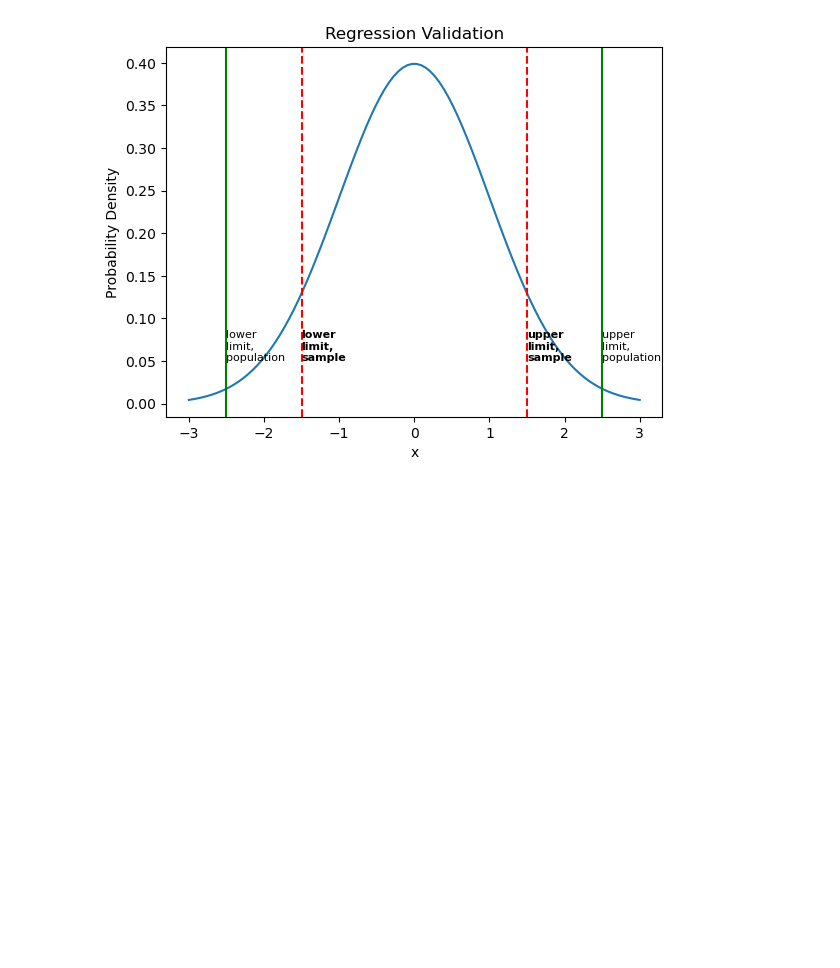
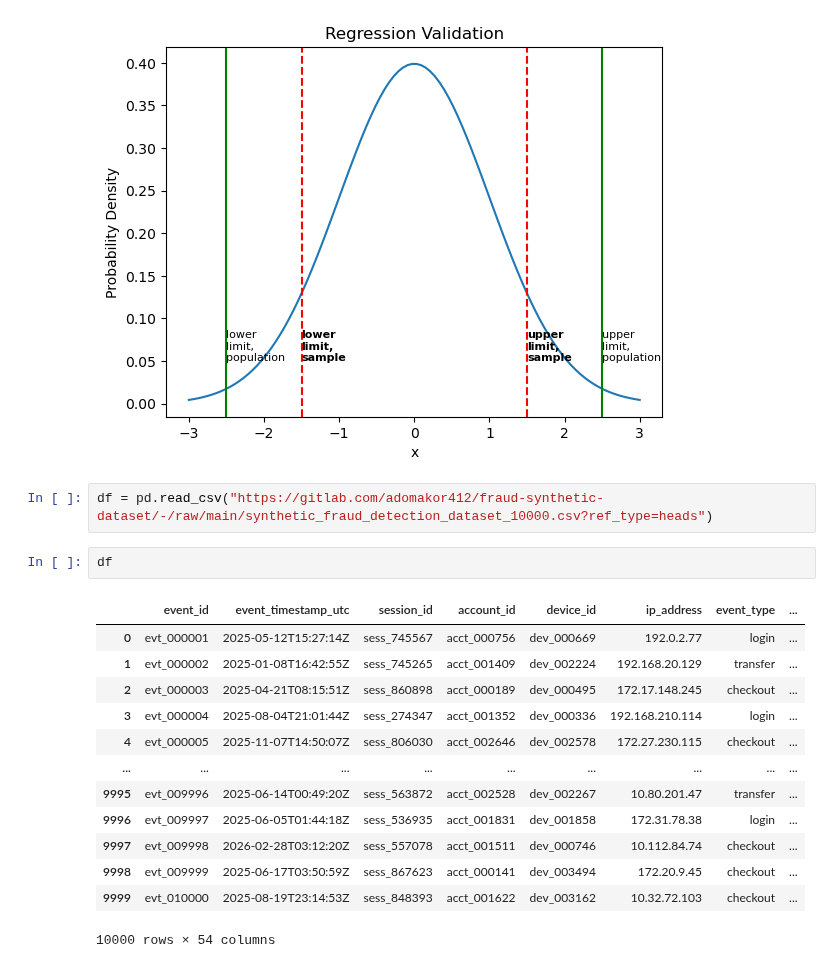
Before and after one commit to adomakor412/MSNT_Thesis_ML_CE, a Jupyter notebook: Thesis_output_figures.ipynb, the cells around one changed output. Saved outputs shown, nothing was run; the diff lists cells and outputs as text; blank space fills up the shorter version.

```diff
--- a/Thesis_output_figures.ipynb
+++ b/Thesis_output_figures.ipynb
@@ -32,3 +32,21 @@ plt.text(-1.5,.05,'lower\nlimit,\nsample',fontsize=8, fontweight ='bold')
 plt.show()
 # %% [output]
 [figure]
+# %%
+df = pd.read_csv("https://gitlab.com/adomakor412/fraud-synthetic-dataset/-/raw/main/synthetic_fraud_detection_dataset_10000.csv?ref_type=heads")
+# %%
+df
+# %% [output]
+|  | event_id | event_timestamp_utc | session_id | account_id | device_id | ip_address | event_type | ... |
+| 0 | evt_000001 | 2025-05-12T15:27:14Z | sess_745567 | acct_000756 | dev_000669 | 192.0.2.77 | login | ... |
+| 1 | evt_000002 | 2025-01-08T16:42:55Z | sess_745265 | acct_001409 | dev_002224 | 192.168.20.129 | transfer | ... |
+| 2 | evt_000003 | 2025-04-21T08:15:51Z | sess_860898 | acct_000189 | dev_000495 | 172.17.148.245 | checkout | ... |
+| 3 | evt_000004 | 2025-08-04T21:01:44Z | sess_274347 | acct_001352 | dev_000336 | 192.168.210.114 | login | ... |
+| 4 | evt_000005 | 2025-11-07T14:50:07Z | sess_806030 | acct_002646 | dev_002578 | 172.27.230.115 | checkout | ... |
+| ... | ... | ... | ... | ... | ... | ... | ... | ... |
+| 9995 | evt_009996 | 2025-06-14T00:49:20Z | sess_563872 | acct_002528 | dev_002267 | 10.80.201.47 | transfer | ... |
+| 9996 | evt_009997 | 2025-06-05T01:44:18Z | sess_536935 | acct_001831 | dev_001858 | 172.31.78.38 | login | ... |
+| 9997 | evt_009998 | 2026-02-28T03:12:20Z | sess_557078 | acct_001511 | dev_000746 | 10.112.84.74 | checkout | ... |
+| 9998 | evt_009999 | 2025-06-17T03:50:59Z | sess_867623 | acct_000141 | dev_003494 | 172.20.9.45 | checkout | ... |
+| 9999 | evt_010000 | 2025-08-19T23:14:53Z | sess_848393 | acct_001622 | dev_003162 | 10.32.72.103 | checkout | ... |
+10000 rows × 54 columns
```
Also changed, not shown: parts of 1 cell of this notebook, 1 other file.
